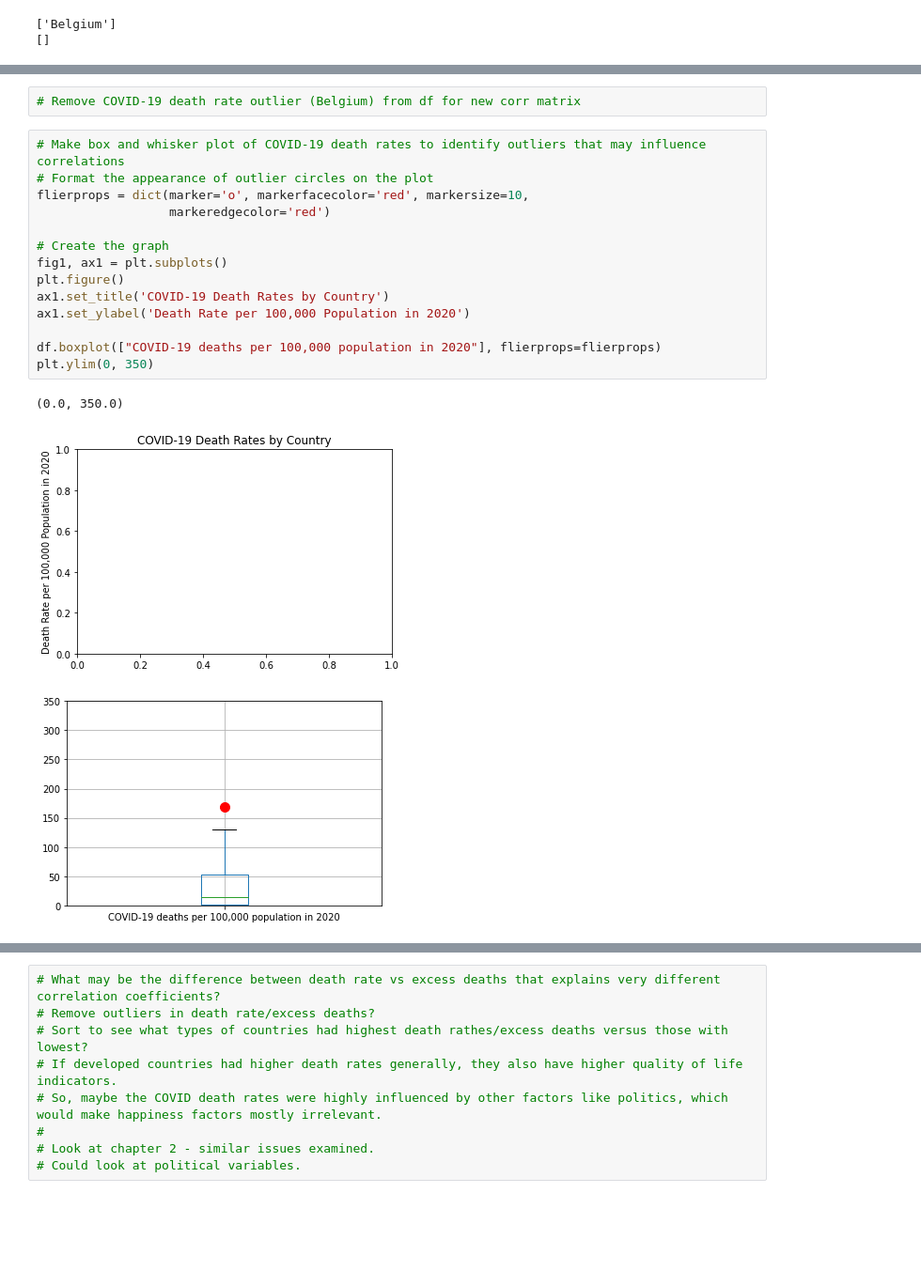
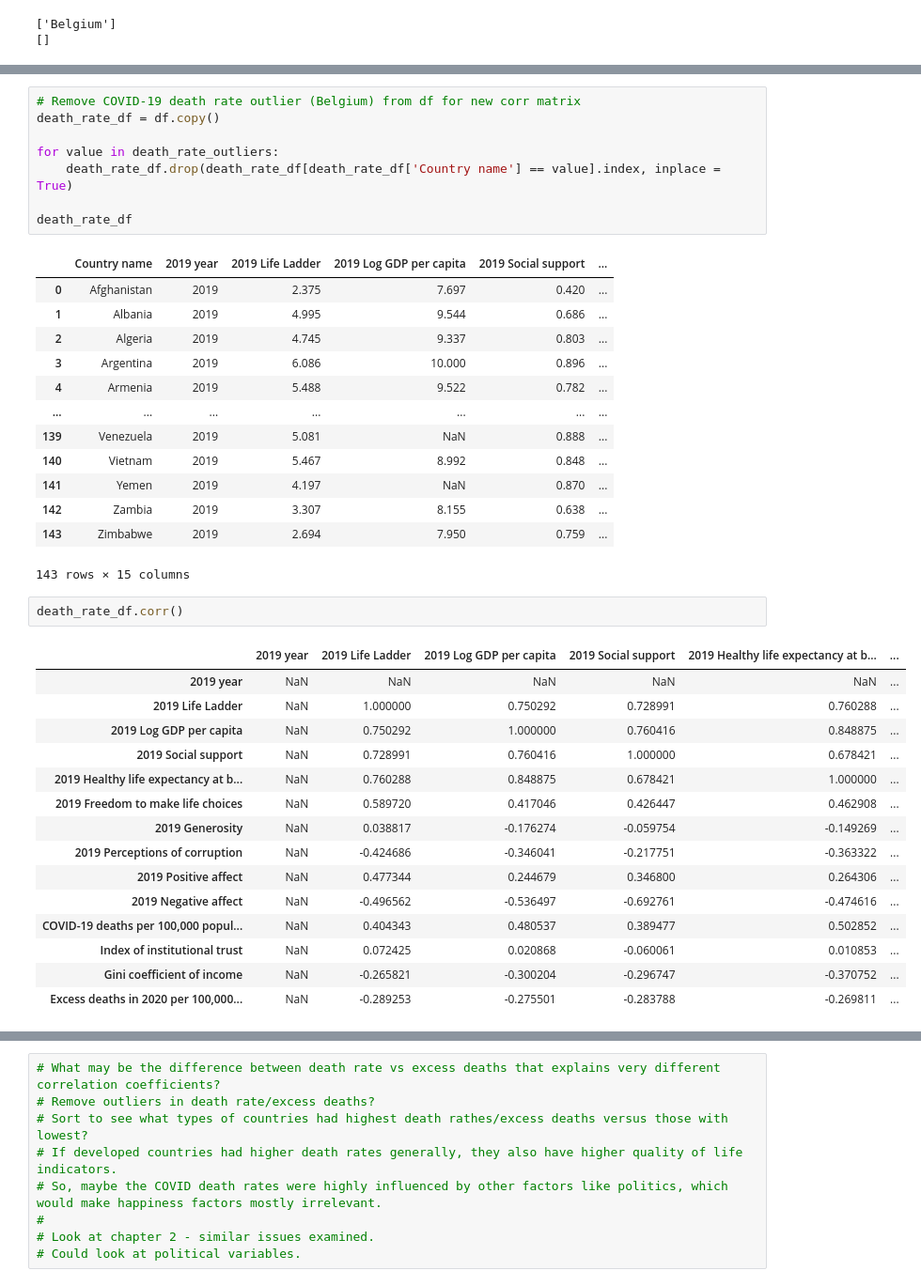
Before and after one commit to sydnipierce/butler-groupD-project1, a Jupyter notebook: Analysis/data_expl_cleansing.ipynb, the cells around one changed output, grey strips where cells are left out. Shown: that part at 94% size. Drawn from its saved outputs; the diff is of its cells as text; blank space fills up the shorter version.

Commit message:
Dropped death rate outlier and ran new corr, sorted countries by death rate to view highest vs lowest

```diff
--- a/Analysis/data_expl_cleansing.ipynb
+++ b/Analysis/data_expl_cleansing.ipynb
@@ -215,20 +233,40 @@ print(excess_deaths_outliers)
 # %%
 # Remove COVID-19 death rate outlier (Belgium) from df for new corr matrix
+death_rate_df = df.copy()
+
+for value in death_rate_outliers:
+    death_rate_df.drop(death_rate_df[death_rate_df['Country name'] == value].index, inplace = True)
+
+death_rate_df
+# %% [output]
+|  | Country name | 2019 year | 2019 Life Ladder | 2019 Log GDP per capita | 2019 Social support | ... |
+| 0 | Afghanistan | 2019 | 2.375 | 7.697 | 0.420 | ... |
+| 1 | Albania | 2019 | 4.995 | 9.544 | 0.686 | ... |
+| 2 | Algeria | 2019 | 4.745 | 9.337 | 0.803 | ... |
+| 3 | Argentina | 2019 | 6.086 | 10.000 | 0.896 | ... |
+| 4 | Armenia | 2019 | 5.488 | 9.522 | 0.782 | ... |
+| ... | ... | ... | ... | ... | ... | ... |
+| 139 | Venezuela | 2019 | 5.081 | NaN | 0.888 | ... |
+| 140 | Vietnam | 2019 | 5.467 | 8.992 | 0.848 | ... |
+| 141 | Yemen | 2019 | 4.197 | NaN | 0.870 | ... |
+| 142 | Zambia | 2019 | 3.307 | 8.155 | 0.638 | ... |
+| 143 | Zimbabwe | 2019 | 2.694 | 7.950 | 0.759 | ... |
+143 rows × 15 columns
-# %%
-# Make box and whisker plot of COVID-19 death rates to identify outliers that may influence correlations
-# Format the appearance of outlier circles on the plot
-flierprops = dict(marker='o', markerfacecolor='red', markersize=10,
-                  markeredgecolor='red')
-
-# Create the graph
-fig1, ax1 = plt.subplots()
-plt.figure()
-ax1.set_title('COVID-19 Death Rates by Country')
-ax1.set_ylabel('Death Rate per 100,000 Population in 2020')
-
-df.boxplot(["COVID-19 deaths per 100,000 population in 2020"], flierprops=flierprops)
-plt.ylim(0, 350)
-# %% [output]
-(0.0, 350.0)
-[figure, removed]
-[figure, removed]
+# %%
+death_rate_df.corr()
+# %% [output]
+|  | 2019 year | 2019 Life Ladder | 2019 Log GDP per capita | 2019 Social support | 2019 Healthy life expectancy at b... | ... |
+| 2019 year | NaN | NaN | NaN | NaN | NaN | ... |
+| 2019 Life Ladder | NaN | 1.000000 | 0.750292 | 0.728991 | 0.760288 | ... |
+| 2019 Log GDP per capita | NaN | 0.750292 | 1.000000 | 0.760416 | 0.848875 | ... |
+| 2019 Social support | NaN | 0.728991 | 0.760416 | 1.000000 | 0.678421 | ... |
+| 2019 Healthy life expectancy at b... | NaN | 0.760288 | 0.848875 | 0.678421 | 1.000000 | ... |
+| 2019 Freedom to make life choices | NaN | 0.589720 | 0.417046 | 0.426447 | 0.462908 | ... |
+| 2019 Generosity | NaN | 0.038817 | -0.176274 | -0.059754 | -0.149269 | ... |
+| 2019 Perceptions of corruption | NaN | -0.424686 | -0.346041 | -0.217751 | -0.363322 | ... |
+| 2019 Positive affect | NaN | 0.477344 | 0.244679 | 0.346800 | 0.264306 | ... |
+| 2019 Negative affect | NaN | -0.496562 | -0.536497 | -0.692761 | -0.474616 | ... |
+| COVID-19 deaths per 100,000 popul... | NaN | 0.404343 | 0.480537 | 0.389477 | 0.502852 | ... |
+| Index of institutional trust | NaN | 0.072425 | 0.020868 | -0.060061 | 0.010853 | ... |
+| Gini coefficient of income | NaN | -0.265821 | -0.300204 | -0.296747 | -0.370752 | ... |
+| Excess deaths in 2020 per 100,000... | NaN | -0.289253 | -0.275501 | -0.283788 | -0.269811 | ... |
```
Also changed, not shown: parts of 2 cells of this notebook.
